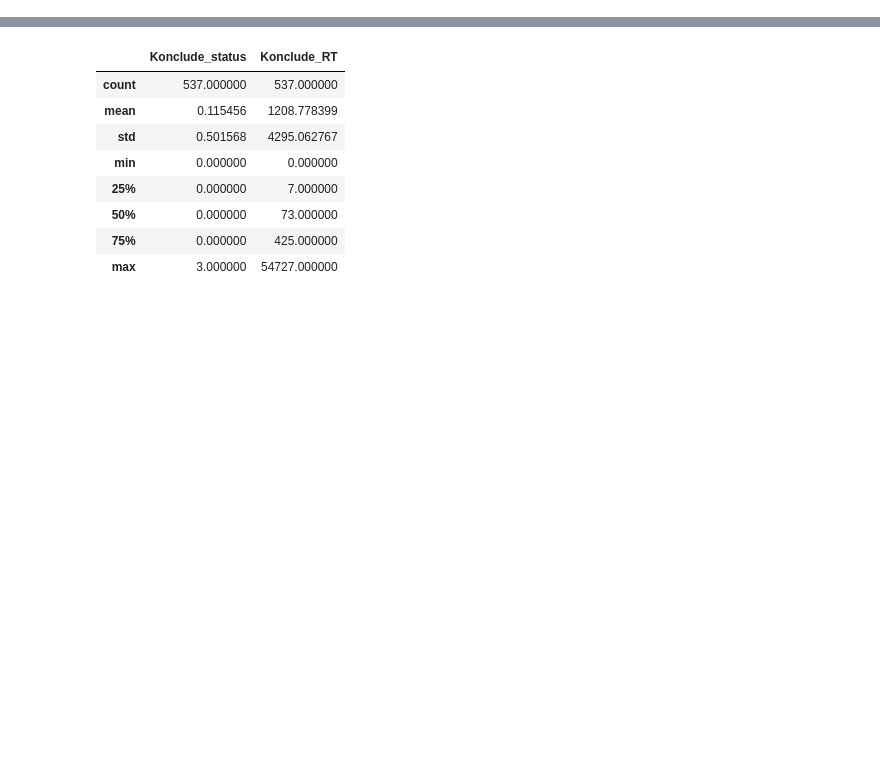
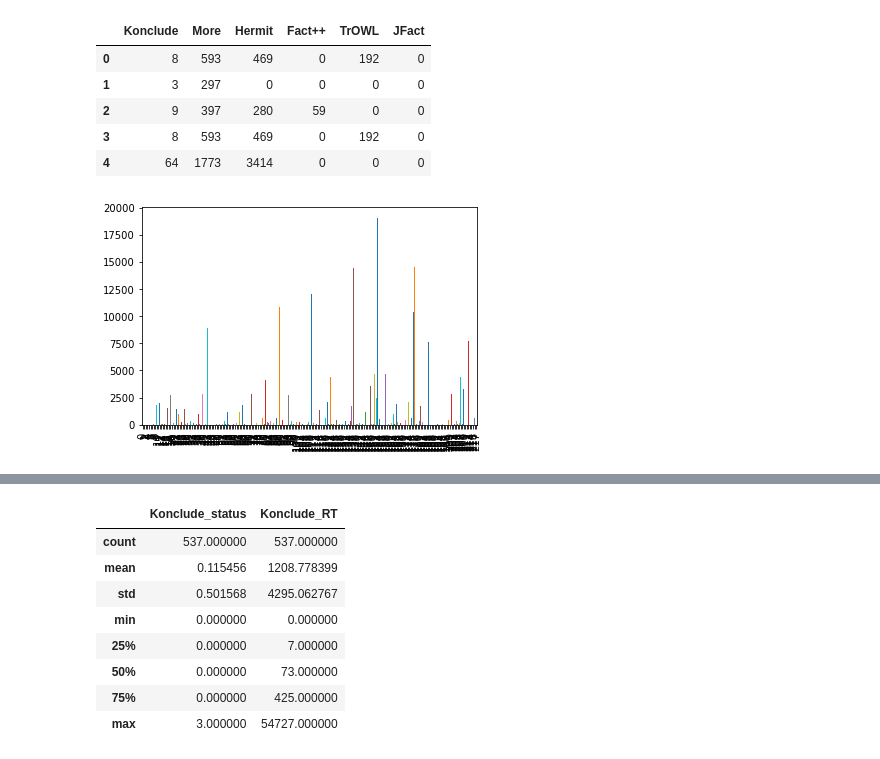
Before and after one commit to hemantnyadav/Predicting-Reasoner-for-Ontology-MultiTarget-and-MultiVariate-classification-, a Jupyter notebook: multi.ipynb, the cells around one changed output, grey strips where cells are left out. Saved outputs shown, nothing was run; the diff lists cells and outputs as text; code cells hidden in the pictures; blank space fills up the shorter version.

```diff
--- a/multi.ipynb
+++ b/multi.ipynb
@@ -62,0 +182,15 @@ See the caveats in the documentation: http://pandas.pydata.org/pandas-docs/stabl
+# %%
+p =pd.DataFrame(knnpred,columns = ['Konclude','More' , 'Hermit', 'Fact++', 'TrOWL', 'JFact'])
+test_target['Konclude_RT'].plot(kind='bar')
+p['Konclude'].plot(kind='bar')
+p.head()
+
+#f.plot(kind='scatter', figsize=(20,4), x = 'Konclude_RT', y='More_RT')
+# %% [output]
+|  | Konclude | More | Hermit | Fact++ | TrOWL | JFact |
+| 0 | 8 | 593 | 469 | 0 | 192 | 0 |
+| 1 | 3 | 297 | 0 | 0 | 0 | 0 |
+| 2 | 9 | 397 | 280 | 59 | 0 | 0 |
+| 3 | 8 | 593 | 469 | 0 | 192 | 0 |
+| 4 | 64 | 1773 | 3414 | 0 | 0 | 0 |
+[figure, added]
```
Also changed, not shown: parts of 18 cells of this notebook, 1 other file.
